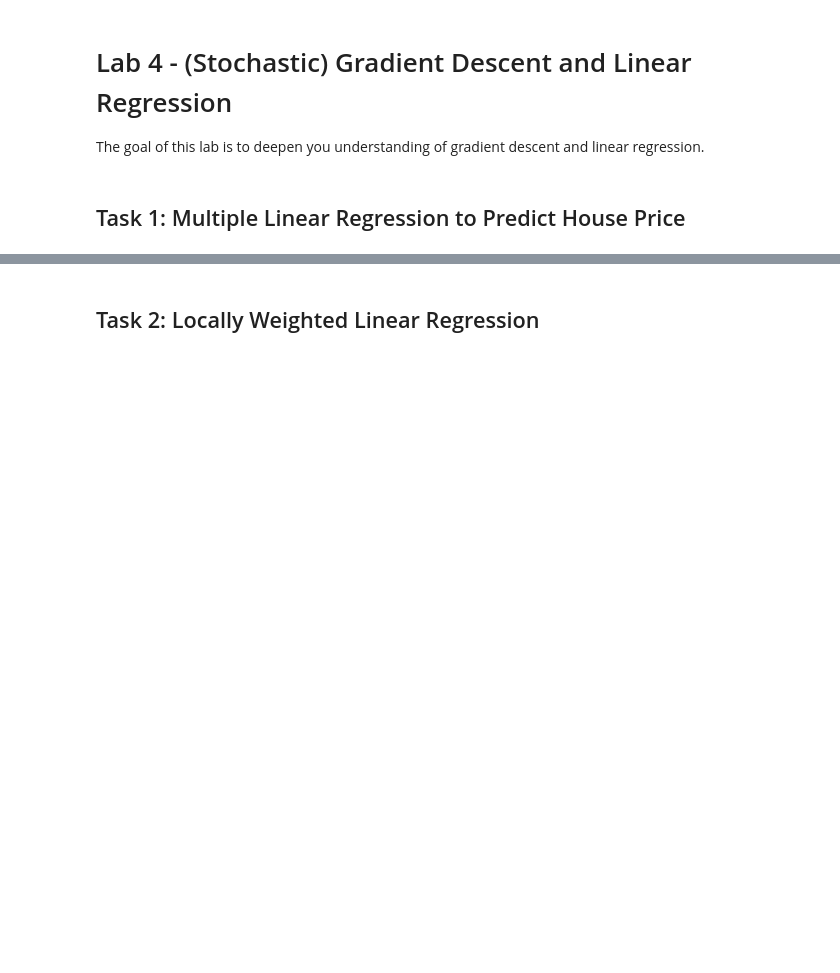
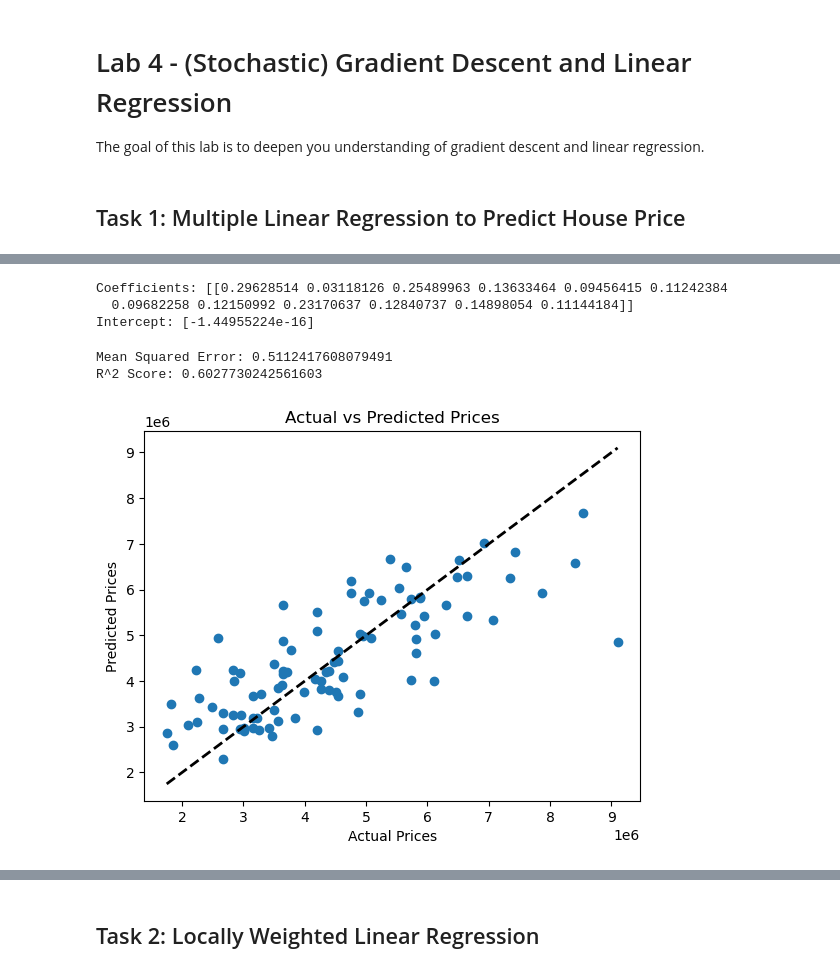
Before and after one commit to tonyechen/TECHIN_513, a Jupyter notebook: lab4/lab 4_starter_code.ipynb, the cells around one changed output, grey strips where cells are left out. Saved outputs shown, nothing was run; the diff lists cells and outputs as text; code cells hidden in the pictures; blank space fills up the shorter version.

```diff
--- a/lab4/lab 4_starter_code.ipynb
+++ b/lab4/lab 4_starter_code.ipynb
@@ -15,7 +15,7 @@ from sklearn.metrics import mean_squared_error, r2_score
 ## Task 1: Multiple Linear Regression to Predict House Price
 # %%
 # Load data for linear regression
-housing = pd.read_csv('Housing.csv')
+housing = pd.read_csv('./lab 4 data/Housing.csv')
 # Remove rows with empty fields
 housing = housing.dropna()
 print(housing.shape)
@@ -23,0 +33,10 @@ housing.head()
+# %%
+# Convert String to numeric
+housing['guestroom'] = housing['guestroom'].map({'yes': 1, 'no': 0})
+housing['basement'] = housing['basement'].map({'yes': 1, 'no': 0})
+housing['mainroad'] = housing['mainroad'].map({'yes': 1, 'no': 0})
+housing['hotwaterheating'] = housing['hotwaterheating'].map({'yes': 1, 'no': 0})
+housing['airconditioning'] = housing['airconditioning'].map({'yes': 1, 'no': 0})
+housing['prefarea'] = housing['prefarea'].map({'yes': 1, 'no': 0})
+housing['furnishingstatus'] = housing['furnishingstatus'].map({'furnished': 2, 'semi-furnished': 1, 'unfurnished': 0})
+housing.head()
@@ -24,9 +81,50 @@ housing.head()
+# %%
+X_train, X_test, y_train, y_test = train_test_split(
+    housing_cleaned.drop(columns=['price']),
+    housing_cleaned['price'],
+    test_size=0.2,
+    random_state=42
+)
+
+scalar_X = StandardScaler()
+scalar_Y = StandardScaler()
+
+X_train_scaled = scalar_X.fit_transform(X_train)
+X_test_scaled = scalar_X.transform(X_test)
+
+y_train_scaled = scalar_Y.fit_transform(y_train.values.reshape(-1, 1))
+y_test_scaled = scalar_Y.transform(y_test.values.reshape(-1, 1))
 # %%
 # sample code to fit a linear model using sklearn
 model = LinearRegression()
-model.fit(X_train, y_train)
+model.fit(X_train_scaled, y_train_scaled)
 print("Coefficients:", model.coef_)  # The weights for each feature
 print("Intercept:", model.intercept_)  # The bias term
 
 # sample code for prediction
-y_pred = model.predict(X_test)
+y_pred_scaled = model.predict(X_test_scaled)
+# %% [output]
+Coefficients: [[0.29628514 0.03118126 0.25489963 0.13633464 0.09456415 0.11242384
+  0.09682258 0.12150992 0.23170637 0.12840737 0.14898054 0.11144184]]
+Intercept: [-1.44955224e-16]
+# %%
+# Evaluate the model
+mse = mean_squared_error(y_test_scaled, y_pred_scaled)
+r2 = r2_score(y_test_scaled, y_pred_scaled)
+print("Mean Squared Error:", mse)
+print("R^2 Score:", r2)
+# %% [output]
+Mean Squared Error: 0.5112417608079491
+R^2 Score: 0.6027730242561603
+# %%
+# Plotting actual vs predicted values
+y_pred = scalar_Y.inverse_transform(y_pred_scaled)
+
+plt.scatter(y_test, y_pred)
+plt.xlabel('Actual Prices')
+plt.ylabel('Predicted Prices')
+plt.title('Actual vs Predicted Prices')
+plt.plot([y_test.min(), y_test.max()], [y_test.min(), y_test.max()], 'k--', lw=2)  # Line for perfect predictions
+plt.show()
+# %% [output]
+[figure, added]
```
Also changed, not shown: parts of 7 cells of this notebook.
